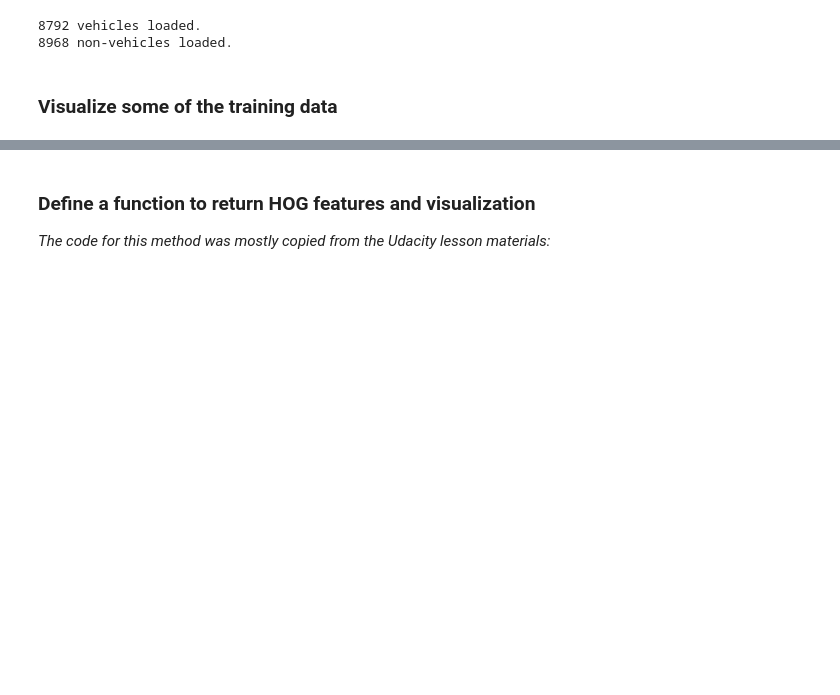
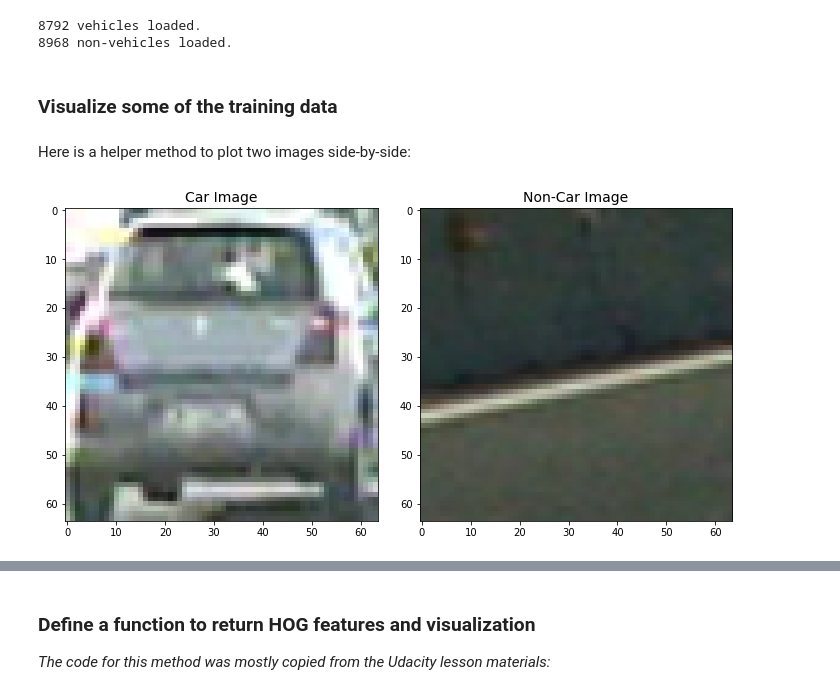
Before and after one commit to pascalirminger/CarND-Vehicle-Detection-P5, a Jupyter notebook: Pipeline.ipynb, the cells around one changed output, grey strips where cells are left out. Saved outputs shown, nothing was run; the diff lists cells and outputs as text; code cells hidden in the pictures; blank space fills up the shorter version.

```diff
--- a/Pipeline.ipynb
+++ b/Pipeline.ipynb
@@ -29,3 +29,5 @@ print(len(noncar_images), 'non-vehicles loaded.')
 8968 non-vehicles loaded.
 # %% [markdown]
 ### Visualize some of the training data
+# %% [markdown]
+Here is a helper method to plot two images side-by-side:
@@ -32,3 +50,12 @@ print(len(noncar_images), 'non-vehicles loaded.')
+# %%
+def plot_car_and_noncar():
+    car_img = mpimg.imread(car_images[1346])
+    noncar_img = mpimg.imread(noncar_images[367])
+    plot_images_side_by_side(car_img, 'Car Image', noncar_img, 'Non-Car Image')
+
+plot_car_and_noncar()
+# %% [output]
+[figure, added]
 # %%
 import matplotlib.pyplot as plt
 import matplotlib.image as mpimg
```
Also changed, not shown: parts of 48 cells of this notebook.
